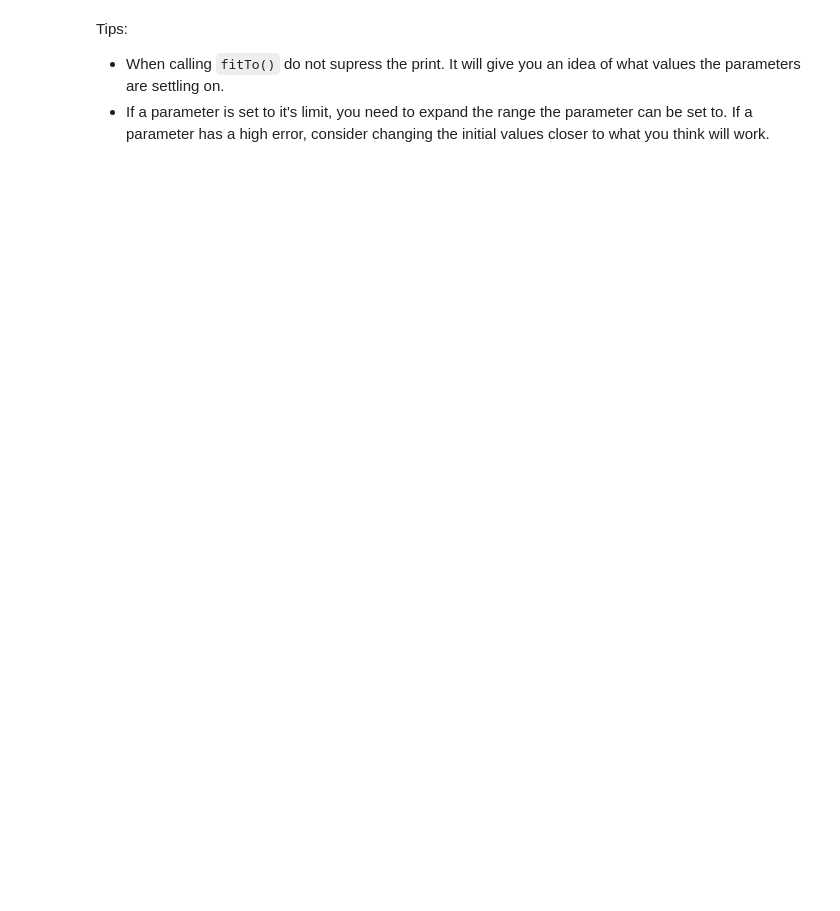
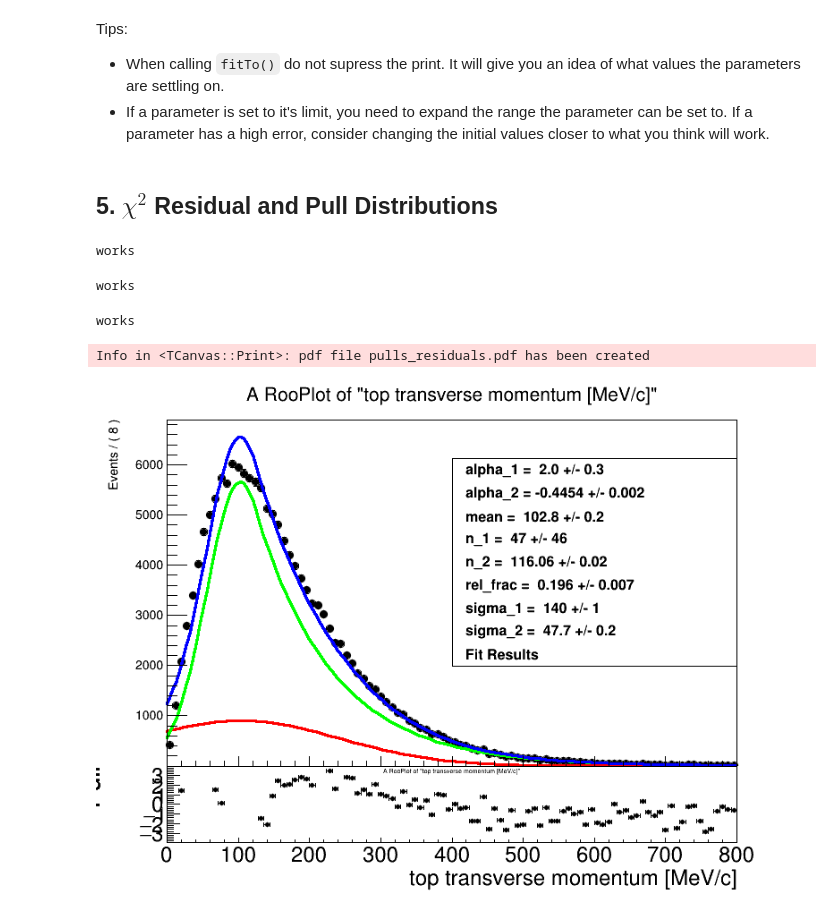
Before and after one commit to AWildridge/HiggsBosonClass, a Jupyter notebook: notebooks/python/Lab 2 Introduction to Curve Fitting.ipynb, the cells around one changed output. Cells and saved outputs as stored; diff of their text form; code cells hidden in the pictures; blank space fills up the shorter version.

```diff
--- a/notebooks/python/Lab 2 Introduction to Curve Fitting.ipynb
+++ b/notebooks/python/Lab 2 Introduction to Curve Fitting.ipynb
@@ -309,3 +332,80 @@ from ROOT import RooGaussian, RooExponential
 Tips:
 * When calling `fitTo()` do not supress the print. It will give you an idea of what values the parameters are settling on.
 * If a parameter is set to it's limit, you need to expand the range the parameter can be set to. If a parameter has a high error, consider changing the initial values closer to what you think will work.
+# %% [markdown]
+## 5. $\chi^2$ Residual and Pull Distributions
+# %%
+#Create Canvas and prepare 2 pads
+canvas4 = TCanvas("chi2residpull","chi2residpull",800,600)
+main_frame_height = 0.75
+pull_frame_height = 1 - main_frame_height
+main_pull_ratio = main_frame_height / pull_frame_height
+num_sigma_pull_range = 3.99
+blindrange = [1,0]
+print("works")
+# %% [output]
+works
+# %%
+#Prepare and Draw main pad with distribution and model
+pad1 = ROOT.TPad("pad1", "The main pad", 0.0, pull_frame_height, 1.0, 1.0)
+pad1.SetBottomMargin(0)
+pad1.cd()
+xframe.SetMinimum(0.1)
+xframe.GetXaxis().SetLabelSize(0.0)
+
+bins = xframe.GetNbinsX()
+range_min_x = xframe.GetXaxis().GetXmin()
+range_max_x = xframe.GetXaxis().GetXmax()
+step_size = (range_max_x - range_min_x) / (2 * bins)
+
+xframe.Draw()
+print("works")
+# %% [output]
+works
+# %%
+#Prepare and Draw pull pad
+pad2 = ROOT.TPad("pad2", "The pull pad", 0.0, 0.0, 1.0, pull_frame_height)
+pad2.SetTopMargin(0)
+pad2.SetBottomMargin(0.4) #The magic happens here!
+
+hpull = xframe.pullHist()
+for i in range(bins):
+    hpull.SetPointError(i, step_size, step_size, 0, 0)
+hpull.SetMarkerSize(hpull.GetMarkerSize() * 0.5)
+
+for i in range(bins):
+        m = range_min_x + i * step_size*2
+        if m> blindrange[0] and m <blindrange[1]:
+            hpull.SetPoint(i, -1000,-1000)
+# %%
+frame_pulls = x.frame()
+frame_pulls.addPlotable(hpull, "P")
+
+frame_pulls.SetMinimum(-num_sigma_pull_range)
+frame_pulls.SetMaximum(num_sigma_pull_range)
+frame_pulls.GetXaxis().SetTitleSize(0.06 * main_pull_ratio)
+frame_pulls.GetXaxis().SetLabelSize(0.06 * main_pull_ratio)
+frame_pulls.GetXaxis().SetTickSize(0.05)
+
+frame_pulls.GetYaxis().SetTitle('Pull')
+frame_pulls.GetYaxis().SetTitleSize(0.072 * main_pull_ratio)
+frame_pulls.GetYaxis().SetTitleOffset(0.95 / main_pull_ratio)
+frame_pulls.GetYaxis().SetLabelSize(0.06 * main_pull_ratio)
+
+zeroline = ROOT.TLine(range_min_x, 0.0, range_max_x, 0.0)
+zeroline.Draw("same")
+
+pad2.cd()
+frame_pulls.Draw()
+print("works")
+# %% [output]
+works
+# %%
+canvas4.cd()
+pad1.Draw()
+pad2.Draw()
+canvas4.SaveAs("pulls_residuals.pdf")
+canvas4.Draw()
+# %% [output]
+Info in <TCanvas::Print>: pdf file pulls_residuals.pdf has been created
+[figure, added]
```
Also changed, not shown: parts of 13 cells of this notebook.
